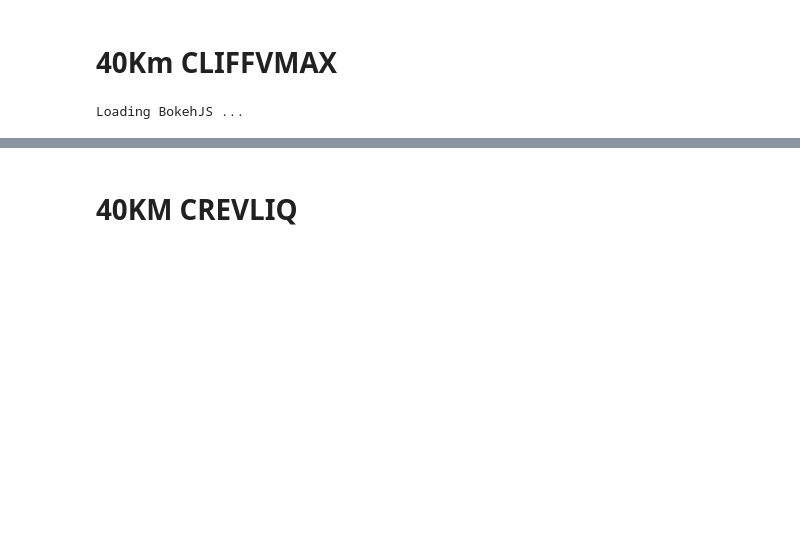
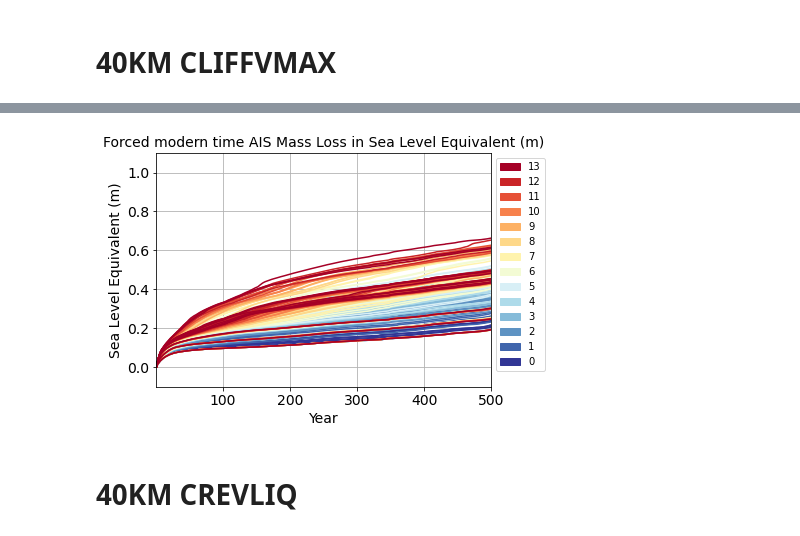
Before and after one commit to radical-collaboration/SAMPLE-ICM, a Jupyter notebook: notebooks/ISM_figures_40km.ipynb, the cells around one changed output, grey strips where cells are left out. Cells and saved outputs as stored; diff of their text form; code cells hidden in the pictures; blank space fills up the shorter version.

Commit message:
switched bokeh figures to matplotlib

```diff
--- a/notebooks/ISM_figures_40km.ipynb
+++ b/notebooks/ISM_figures_40km.ipynb
@@ -105,8 +143,7 @@ def plot_contour(df, year=500):
 df = load_fort22(km40_dir)
 df = df[["time", "esl(m)", "crevliq", "cliffvmax"]]
 # %% [markdown]
-# 40Km CLIFFVMAX
+# 40KM CLIFFVMAX
 # %%
-plot_timeseries(df, "esl(m)", ["cliffvmax","crevliq"])
+plot_timeseries_matplotlib(df, "esl(m)", ["cliffvmax","crevliq"])
 # %% [output]
-Loading BokehJS ...
@@ -116,3 +150,4 @@ Loading BokehJS ...
+[figure, added]
 # %% [markdown]
 # 40KM CREVLIQ
 # %%
```
Also changed, not shown: parts of 3 cells of this notebook.
